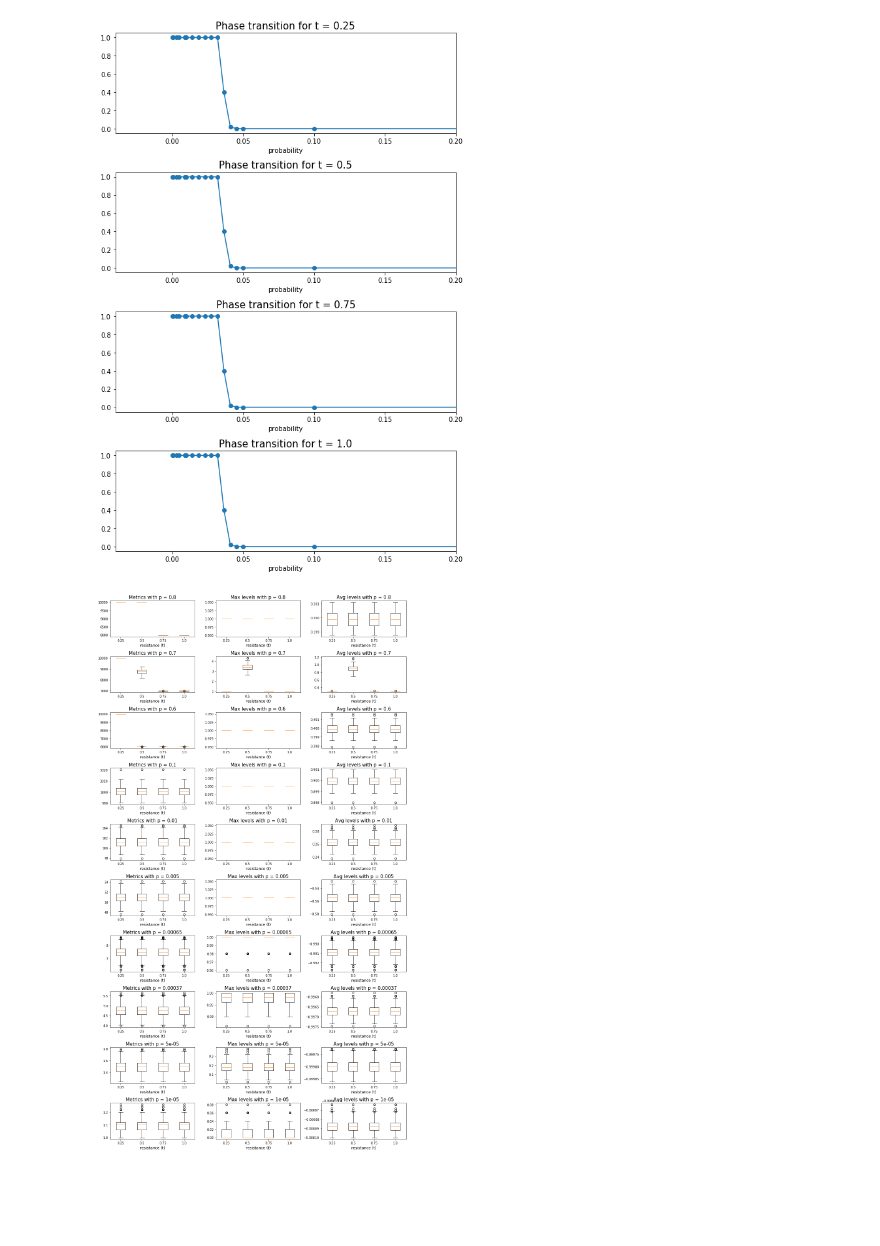
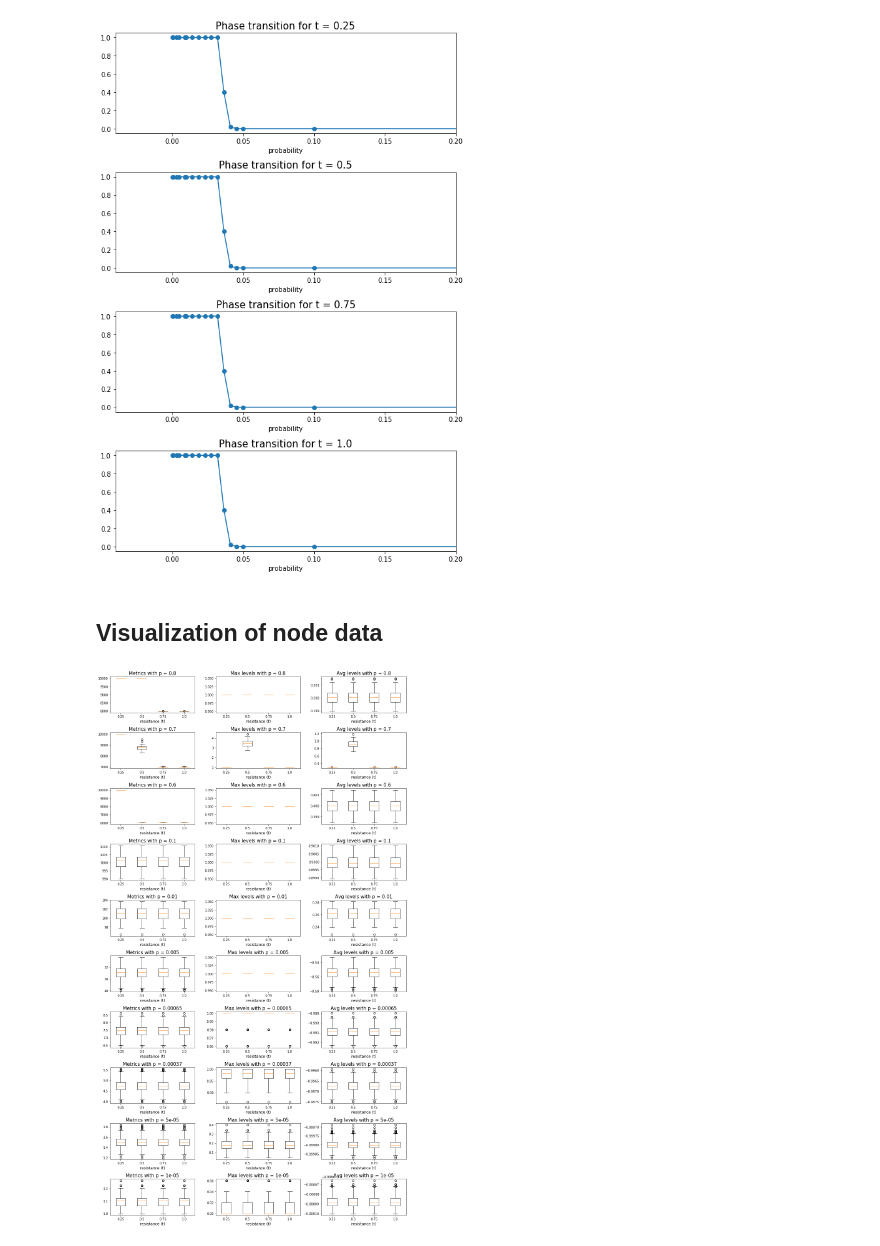
Before and after one commit to liacov/FLTR-Gnp, a Jupyter notebook: phases-visualization.ipynb, the cells around one changed output. Cells and saved outputs as stored; diff of their text form; code cells hidden in the pictures; blank space fills up the shorter version.

```diff
--- a/phases-visualization.ipynb
+++ b/phases-visualization.ipynb
@@ -63,6 +65,8 @@ plot_p0(prob, d, N, res, t)
 # %% [output]
 Used probabilities: [0.0001, 0.0005, 0.002969251759660712, 0.004938503519321424, 0.009, 0.01, 0.01399999999999997, 0.018499999999999975, 0.02299999999999998, 0.027499999999999983, 0.03199999999999999, ...
 [figure]
+# %% [markdown]
+## Visualization of node data
 # %%
 def plot_data_nodes(prob, directed, n, res, t):
     # check the directed value
@@ -96,10 +100,10 @@ def plot_data_nodes(prob, directed, n, res, t):
     plt.savefig('images/stats_per_node_{}_{}_{}.jpeg'.format(thr, lab, n))
 # %%
 N = 10000
-d = False
+d = True
 
 with open('data/keys{}.txt'.format(N), 'r') as f:
     prob = eval(f.read())
 plot_data_nodes(prob, d, N, res, t)
 # %% [output]
-[figure, old version]
+[figure, new version]
```
Also changed, not shown: parts of 6 cells of this notebook, 4 other files.
